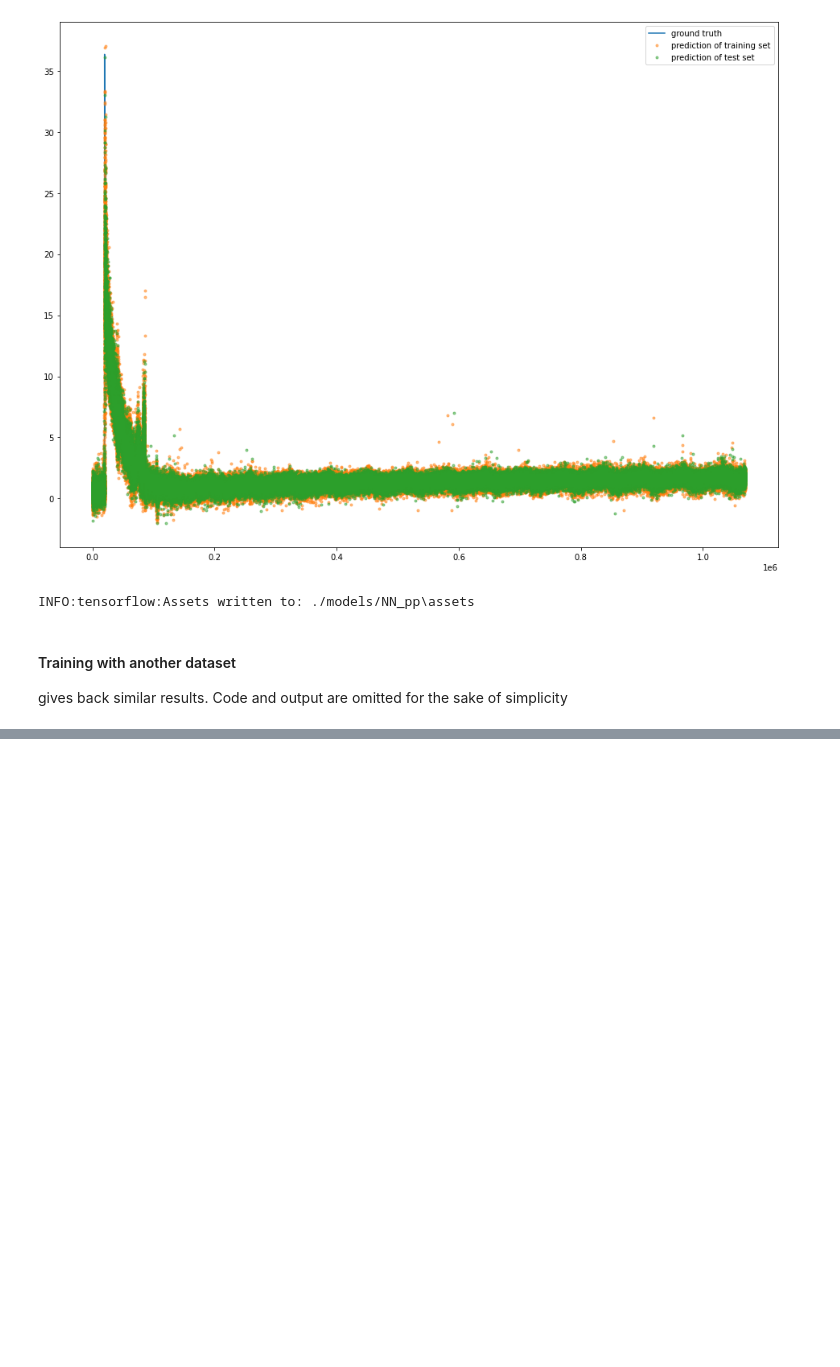
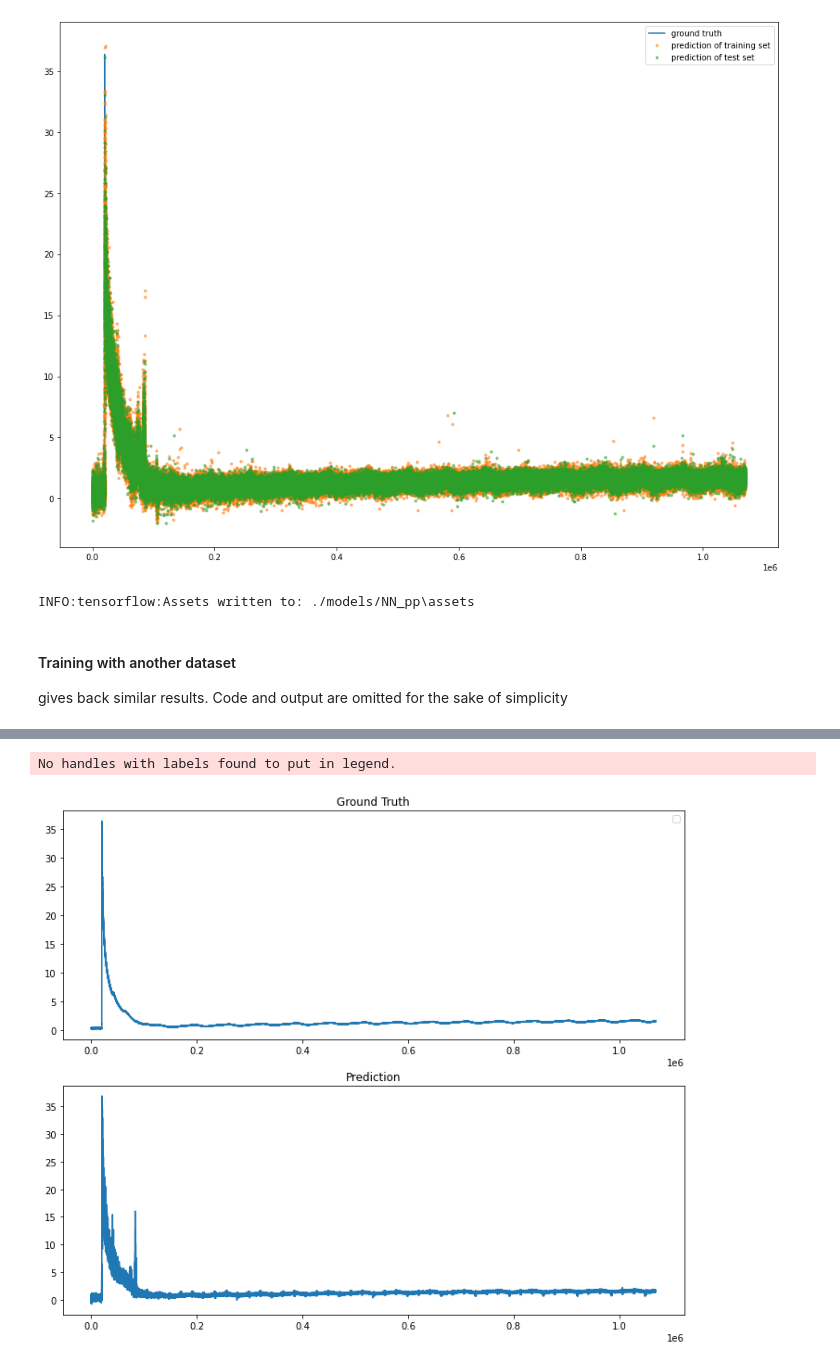
Before and after one commit to chen-xin-94/trelleborg, a Jupyter notebook: scripts/training/NN_ip1k1.ipynb, the cells around one changed output, grey strips where cells are left out. Saved outputs shown, nothing was run; the diff lists cells and outputs as text; code cells hidden in the pictures; blank space fills up the shorter version.

```diff
--- a/scripts/training/NN_ip1k1.ipynb
+++ b/scripts/training/NN_ip1k1.ipynb
@@ -448,0 +555,13 @@ gives back similar results. Code and output are omitted for the sake of simplici
+# %%
+X_ = scaler.transform(X)
+X_ = X_.reshape(X_.shape[0],time_steps,input_dimension)
+y_ = CNN.predict(X_)
+y_train_ = y_[idx_train_sort].squeeze()
+y_test_ =y_[idx_test_sort].squeeze()
+# %%
+# predictioin vs ground truth
+%matplotlib inline
+plot_gt_pre(y,y_)
+# %% [output]
+No handles with labels found to put in legend.
+[figure, added]
```
Also changed, not shown: parts of 14 cells of this notebook.
